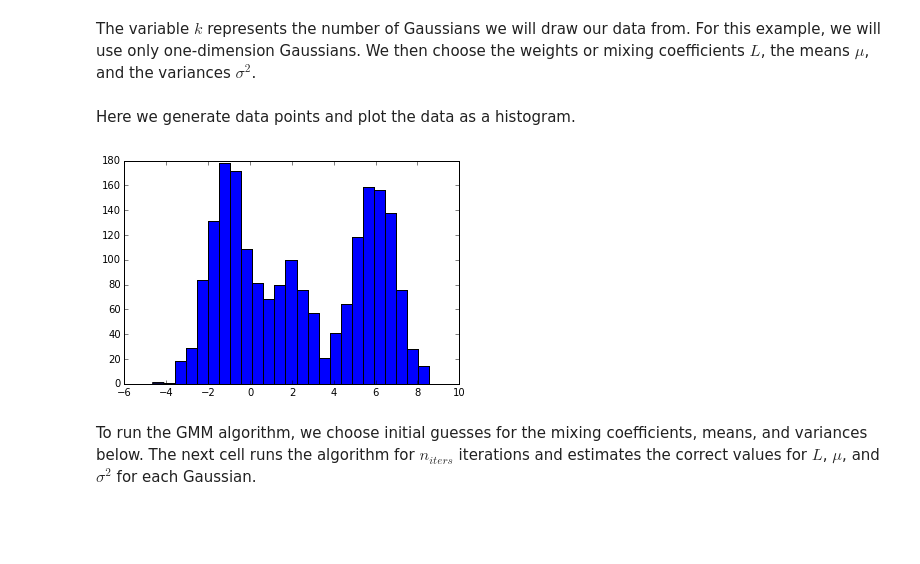
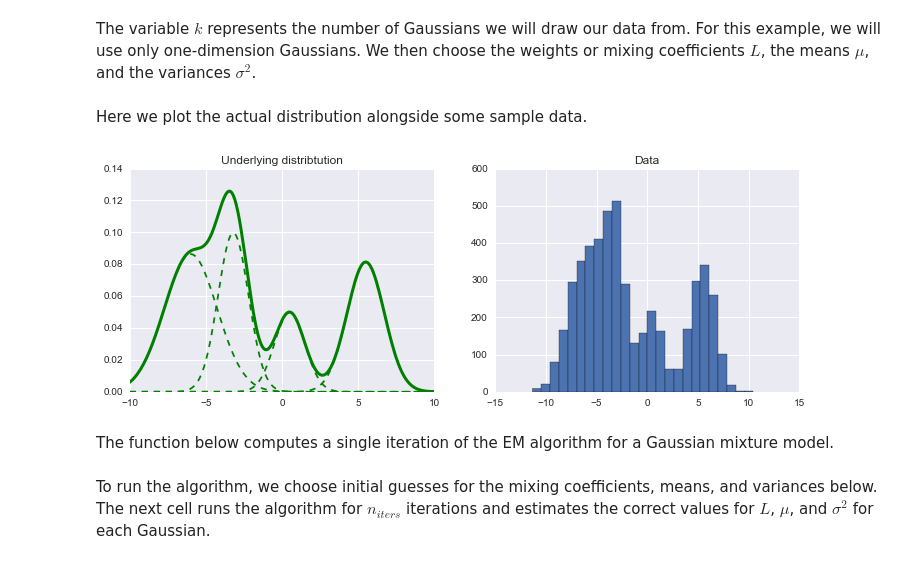
Before and after one commit to UniversitasRiau/MateriML, a Jupyter notebook: math404/GMM.ipynb, the cells around one changed output. Cells and saved outputs as stored; diff of their text form; code cells hidden in the pictures; blank space fills up the shorter version.

```diff
--- a/math404/GMM.ipynb
+++ b/math404/GMM.ipynb
@@ -16,6 +13,14 @@ sig_actual = [1.0, 1.0, 1.0]
+# %%
+# set actual parameters
+k = 4 # number of Gaussians
+L_actual = [1.5,1.0,0.5,1.0]
+L_actual = [l/sum(L_actual) for l in L_actual] # normalize L
+mu_actual = [-6.0,-3.2,0.5,5.5]
+var_actual = [3.0,1.0,1.0,1.5]
 # %% [markdown]
-Here we generate data points and plot the data as a histogram.
+Here we plot the actual distribution alongside some sample data.
 # %%
+# function to generate data
 def generate_data(n):
     data = np.empty((n,1))
     for i in xrange(n):
@@ -25,12 +30,29 @@ def generate_data(n):
         while l < rand:
             j += 1
             l += L_actual[j]
-        datum = np.random.normal(loc=mu_actual[j],scale=sig_actual[j])
+        datum = np.random.normal(loc=mu_actual[j],scale=var_actual[j]**0.5)
         data[i] = datum
     return data
+
+#Function to plot the distribution
+def plot_actual():
+    domain = np.linspace(-10, 10, 201)
+    y = np.zeros_like(domain)
+    for j in xrange(k):
+        y_j = stats.norm(loc=mu_actual[j],scale=var_actual[j]**0.5).pdf(domain)*L_actual[j] #stats.norm takes std dev
+        plt.plot(domain, y_j,'g--')
+        y += y_j
+    plt.plot(domain,y,'g', linewidth=3, label="Actual distribution")
-# %%
-data = generate_data(2000)
-plt.hist(data, bins=25)
-plt.show()
-# %% [output]
-[figure, removed]
+# %%
+pylab.rcParams['figure.figsize'] = (12.0,4.0)
+plt.subplot(1,2,1)
+plot_actual()
+plt.title('Underlying distribtution')
+plt.subplot(1,2,2)
+plt.hist(generate_data(5000), bins=25)
+plt.title('Data')
+plt.show()
+# %% [output]
+[figure, added]
+# %% [markdown]
+The function below computes a single iteration of the EM algorithm for a Gaussian mixture model.
@@ -37,2 +78,2 @@ plt.show()
 # %% [markdown]
-To run the GMM algorithm, we choose initial guesses for the mixing coefficients, means, and variances below. The next cell runs the algorithm for $n_{iters}$ iterations and estimates the correct values for $L$, $\mu$, and $\sigma^2$ for each Gaussian.
+To run the algorithm, we choose initial guesses for the mixing coefficients, means, and variances below. The next cell runs the algorithm for $n_{iters}$ iterations and estimates the correct values for $L$, $\mu$, and $\sigma^2$ for each Gaussian.
```
Also changed, not shown: parts of 10 cells of this notebook, 1 other file.
